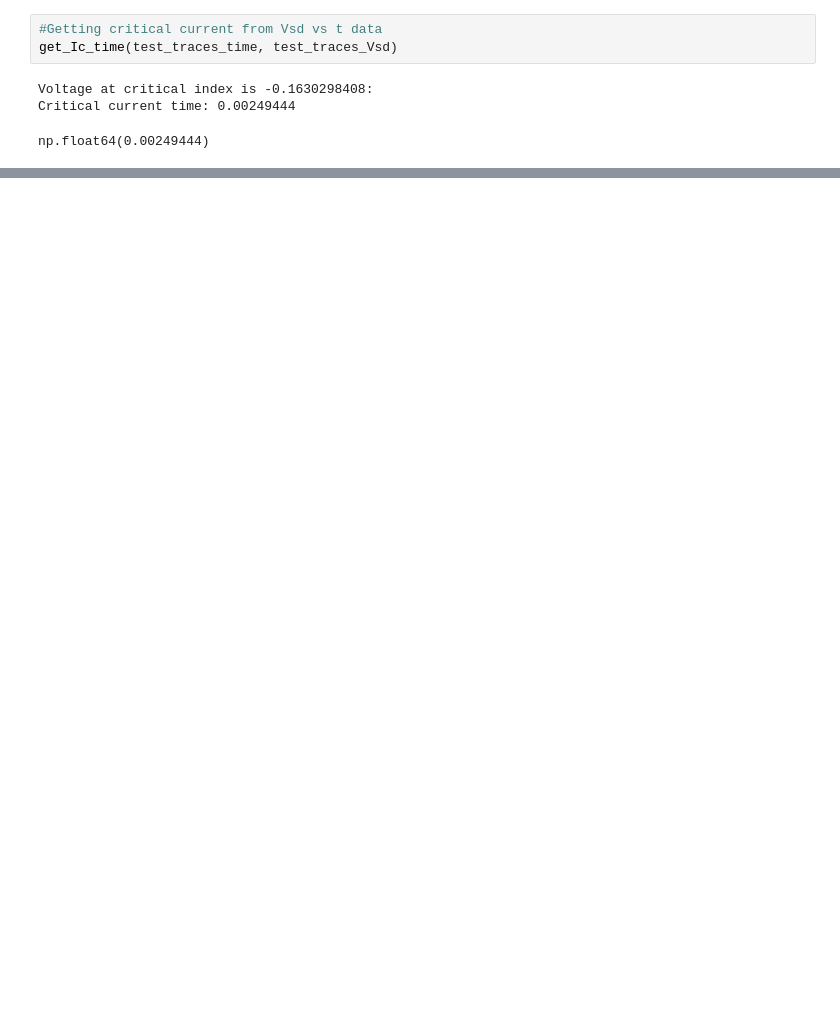
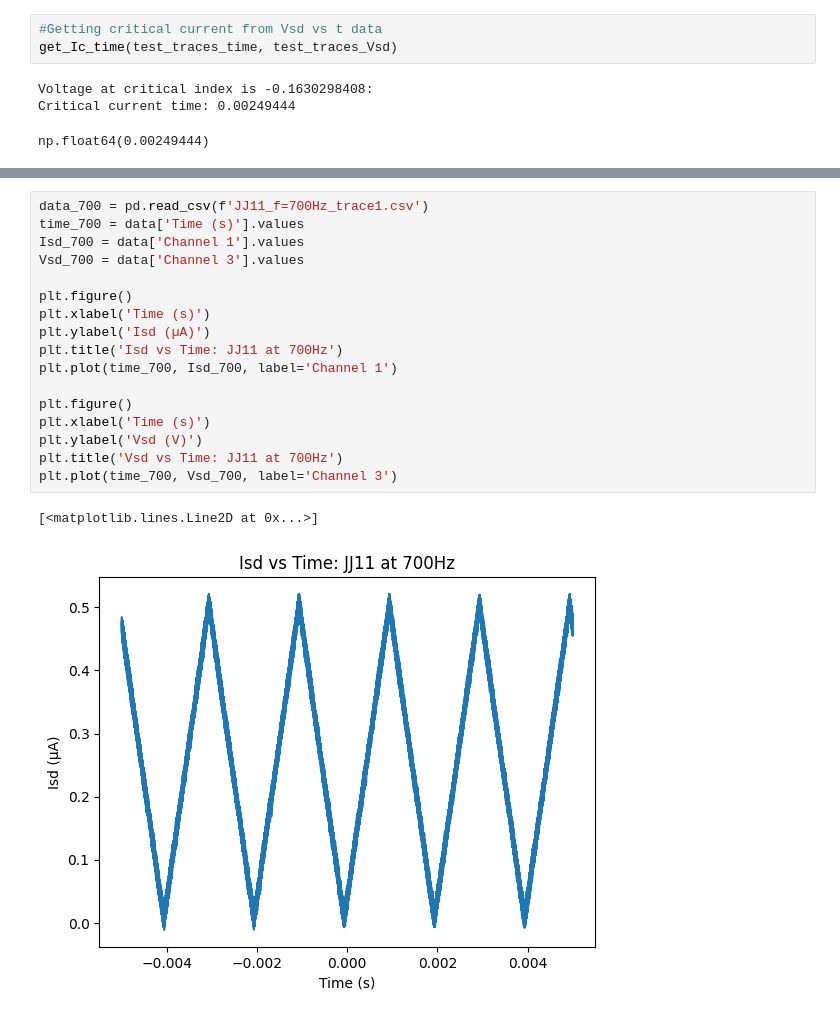
Before and after one commit to defnedoken/labeq, a Jupyter notebook: pulse_analysis.ipynb, the cells around one changed output, grey strips where cells are left out. Saved outputs shown, nothing was run; the diff lists cells and outputs as text; blank space fills up the shorter version.

```diff
--- a/pulse_analysis.ipynb
+++ b/pulse_analysis.ipynb
@@ -168,0 +191,20 @@ Critical current times: [-0.005      -0.00499999 -0.00499998 ...  0.00471342  0.
+# %%
+data_700 = pd.read_csv(f'JJ11_f=700Hz_trace1.csv')
+time_700 = data['Time (s)'].values
+Isd_700 = data['Channel 1'].values
+Vsd_700 = data['Channel 3'].values
+
+plt.figure()
+plt.xlabel('Time (s)')
+plt.ylabel('Isd (µA)')
+plt.title('Isd vs Time: JJ11 at 700Hz')
+plt.plot(time_700, Isd_700, label='Channel 1')
+
+plt.figure()
+plt.xlabel('Time (s)')
+plt.ylabel('Vsd (V)')
+plt.title('Vsd vs Time: JJ11 at 700Hz')
+plt.plot(time_700, Vsd_700, label='Channel 3')
+# %% [output]
+[<matplotlib.lines.Line2D at 0x...>]
+[figure, added]
```
Also changed, not shown: parts of 12 cells of this notebook.
